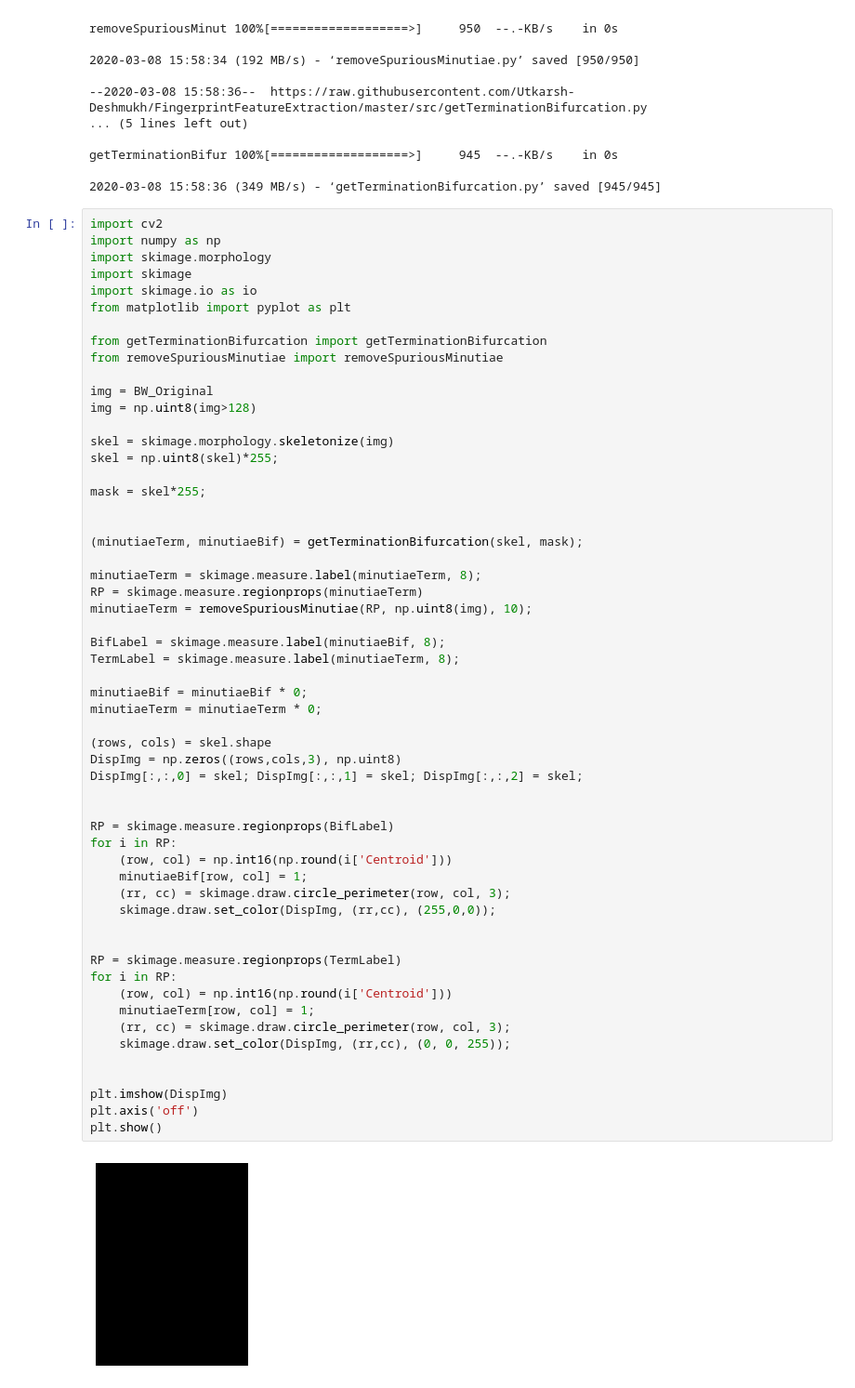
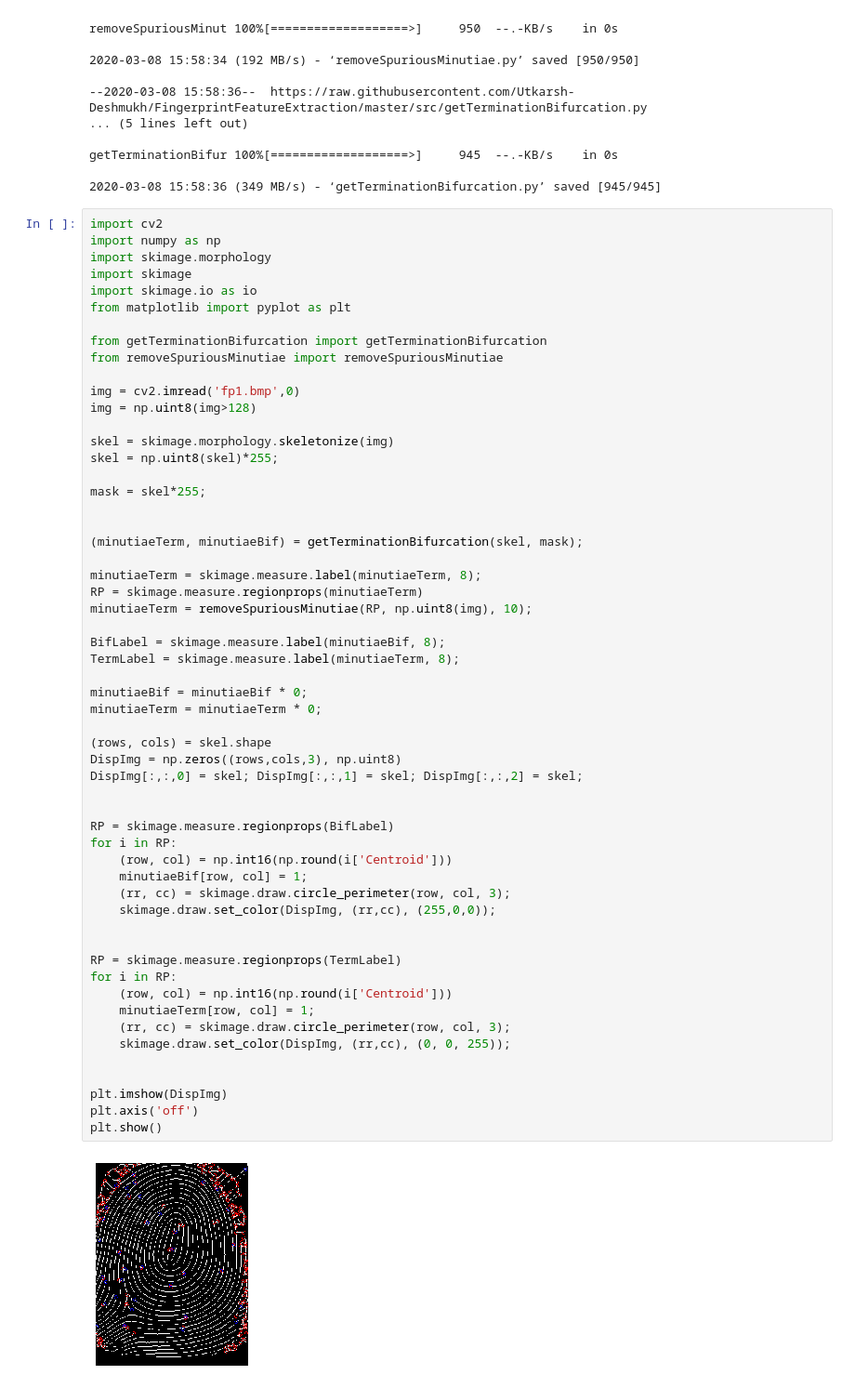
Before and after one commit to hamza3e/Minutiae-Extraction, a Jupyter notebook: Minutiae_Extraction.ipynb, the cells around one changed output. Shown at 93% size. Saved outputs shown, nothing was run; the diff lists cells and outputs as text.

```diff
--- a/Minutiae_Extraction.ipynb
+++ b/Minutiae_Extraction.ipynb
@@ -220,7 +220,7 @@ from matplotlib import pyplot as plt
 from getTerminationBifurcation import getTerminationBifurcation
 from removeSpuriousMinutiae import removeSpuriousMinutiae
 
-img = BW_Original
+img = cv2.imread('fp1.bmp',0)
 img = np.uint8(img>128)
 
 skel = skimage.morphology.skeletonize(img)
@@ -239,31 +239,31 @@ BifLabel = skimage.measure.label(minutiaeBif, 8);
 TermLabel = skimage.measure.label(minutiaeTerm, 8);
 
 minutiaeBif = minutiaeBif * 0;
 minutiaeTerm = minutiaeTerm * 0;
 
 (rows, cols) = skel.shape
 DispImg = np.zeros((rows,cols,3), np.uint8)
 DispImg[:,:,0] = skel; DispImg[:,:,1] = skel; DispImg[:,:,2] = skel;
 
 
 RP = skimage.measure.regionprops(BifLabel)
 for i in RP:
     (row, col) = np.int16(np.round(i['Centroid']))
     minutiaeBif[row, col] = 1;
     (rr, cc) = skimage.draw.circle_perimeter(row, col, 3);
     skimage.draw.set_color(DispImg, (rr,cc), (255,0,0));
 
 
 RP = skimage.measure.regionprops(TermLabel)
 for i in RP:
     (row, col) = np.int16(np.round(i['Centroid']))
     minutiaeTerm[row, col] = 1;
     (rr, cc) = skimage.draw.circle_perimeter(row, col, 3);
     skimage.draw.set_color(DispImg, (rr,cc), (0, 0, 255));
 
 
 plt.imshow(DispImg)
 plt.axis('off')
 plt.show()
 # %% [output]
-[figure, old version]
+[figure, new version]
```
Also changed, not shown: parts of 1 cell of this notebook.
